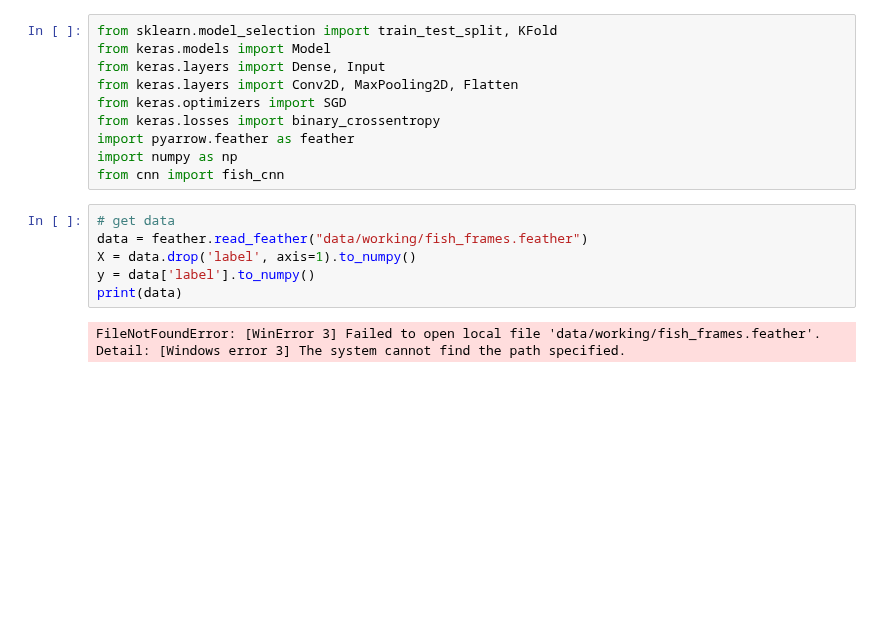
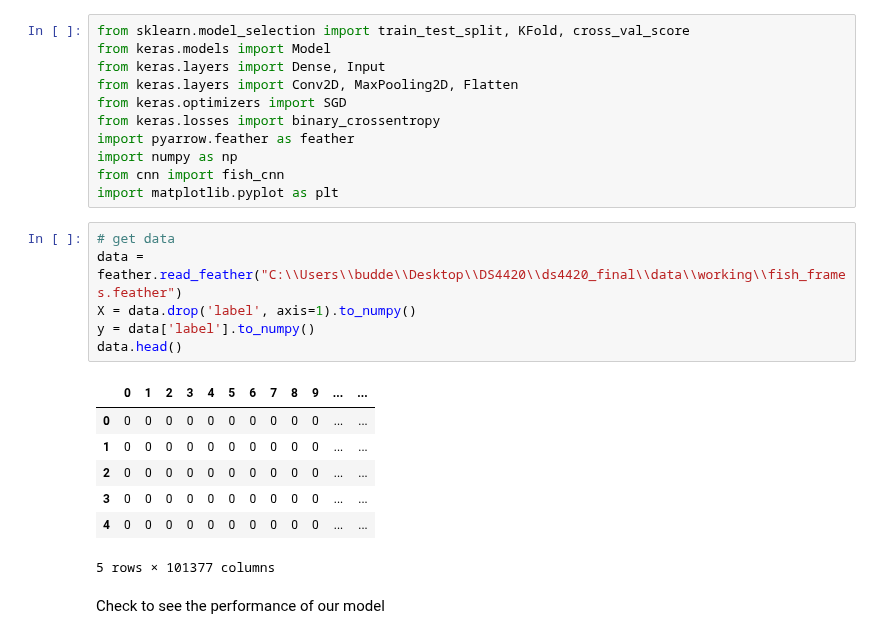
Before and after one commit to katelanman/ds4420_final, a Jupyter notebook: code/testing_results.ipynb, the cells around one changed output. Saved outputs shown, nothing was run; the diff lists cells and outputs as text; blank space fills up the shorter version.

```diff
--- a/code/testing_results.ipynb
+++ b/code/testing_results.ipynb
@@ -1,5 +1,5 @@
 # %%
-from sklearn.model_selection import train_test_split, KFold
+from sklearn.model_selection import train_test_split, KFold, cross_val_score
 from keras.models import Model
 from keras.layers import Dense, Input
 from keras.layers import Conv2D, MaxPooling2D, Flatten
@@ -8,12 +8,21 @@ from keras.losses import binary_crossentropy
 import pyarrow.feather as feather
 import numpy as np
 from cnn import fish_cnn
+import matplotlib.pyplot as plt
 # %%
 # get data
-data = feather.read_feather("data/working/fish_frames.feather")
+data = feather.read_feather("C:\\Users\\budde\\Desktop\\DS4420\\ds4420_final\\data\\working\\fish_frames.feather")
 X = data.drop('label', axis=1).to_numpy()
 y = data['label'].to_numpy()
-print(data)
+data.head()
 # %% [output]
+|  | 0 | 1 | 2 | 3 | 4 | 5 | 6 | 7 | 8 | 9 | ... | ... |
+| 0 | 0 | 0 | 0 | 0 | 0 | 0 | 0 | 0 | 0 | 0 | ... | ... |
+| 1 | 0 | 0 | 0 | 0 | 0 | 0 | 0 | 0 | 0 | 0 | ... | ... |
+| 2 | 0 | 0 | 0 | 0 | 0 | 0 | 0 | 0 | 0 | 0 | ... | ... |
+| 3 | 0 | 0 | 0 | 0 | 0 | 0 | 0 | 0 | 0 | 0 | ... | ... |
+| 4 | 0 | 0 | 0 | 0 | 0 | 0 | 0 | 0 | 0 | 0 | ... | ... |
-FileNotFoundError: [WinError 3] Failed to open local file 'data/working/fish_frames.feather'. Detail: [Windows error 3] The system cannot find the path specified.
+5 rows × 101377 columns
+# %% [markdown]
+Check to see the performance of our model
 # %%
```
Also changed, not shown: parts of 6 cells of this notebook, 1 other file.
